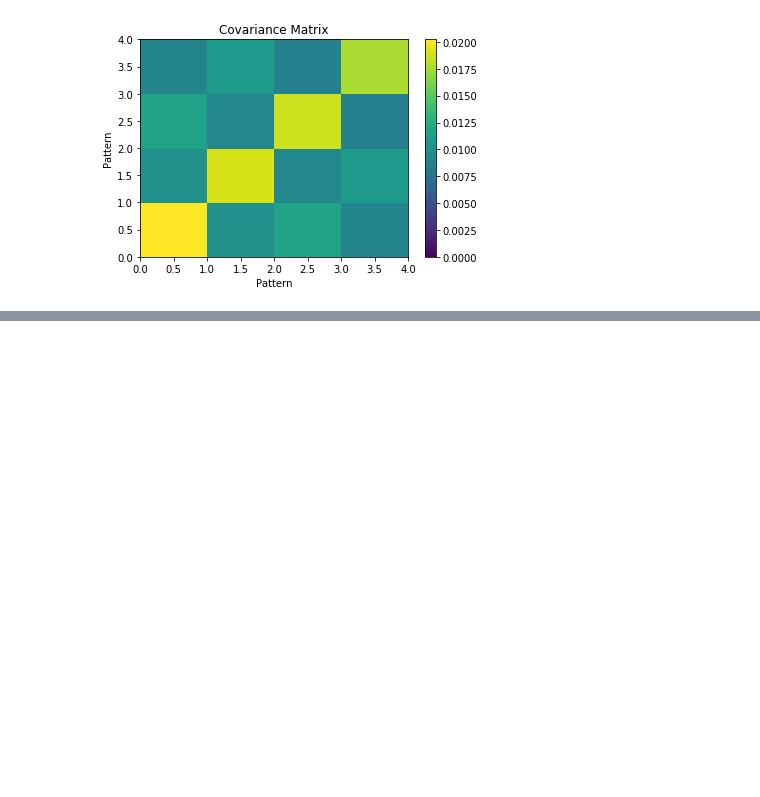
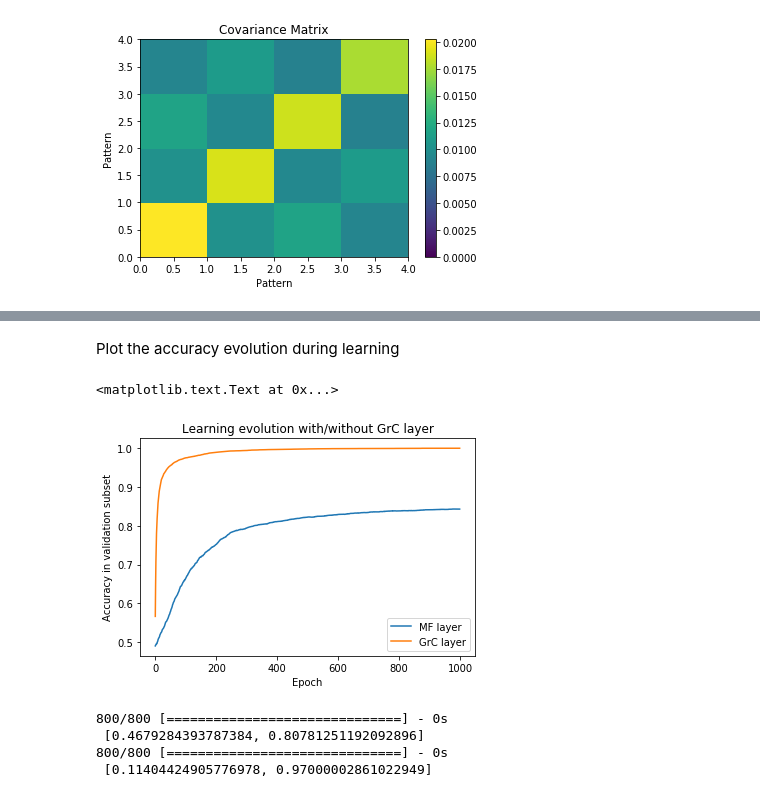
Before and after one commit to jgarridoalcazar/InhPlastVisualization, a Jupyter notebook: analysis/mfGrC/TopHit500EA/NoPlasticity4.ipynb, the cells around one changed output, grey strips where cells are left out. Saved outputs shown, nothing was run; the diff lists cells and outputs as text; code cells hidden in the pictures; blank space fills up the shorter version.

Commit message:
Perceptron learning in analysis scripts
- Jupyter scripts now include perceptron learning.

```diff
--- a/analysis/mfGrC/TopHit500EA/NoPlasticity4.ipynb
+++ b/analysis/mfGrC/TopHit500EA/NoPlasticity4.ipynb
@@ -908,0 +1014,9 @@ plt.title('Covariance Matrix')
+# %%
+import keras.models
+import keras.layers
+# load and prepare the dataset
+mf_model = keras.models.Sequential()
+mf_layer = keras.layers.Dense(simulation.pattern_generator.number_of_patterns, input_dim=stimulation_matrix.shape[1], activation='sigmoid')
+mf_model.add(mf_layer)
+mf_model.compile(loss='binary_crossentropy', optimizer='sgd', metrics=['accuracy'])
+mf_history = mf_model.fit(std_stimulation_matrix[validation,:], pattern_activation_matrix[validation,:], nb_epoch=1000, batch_size=stimulation_matrix.shape[0]/10)
@@ -908,0 +1043,9 @@ plt.title('Covariance Matrix')
+# %%
+import keras.models
+import keras.layers
+# load and prepare the dataset
+gc_model = keras.models.Sequential()
+gc_layer = keras.layers.Dense(simulation.pattern_generator.number_of_patterns, input_dim=grc_activity_matrix.shape[1], activation='sigmoid')
+gc_model.add(gc_layer)
+gc_model.compile(loss='binary_crossentropy', optimizer='sgd', metrics=['accuracy'])
+gc_history = gc_model.fit(std_grc_activity_matrix[validation,:], pattern_activation_matrix[validation,:], nb_epoch=1000, batch_size=grc_activity_matrix.shape[0]/10)
@@ -908,0 +1070,21 @@ plt.title('Covariance Matrix')
+# %% [markdown]
+Plot the accuracy evolution during learning
+# %%
+plt.figure()
+plt.plot(mf_history.history['acc'],label='MF layer')
+plt.plot(gc_history.history['acc'],label='GrC layer')
+plt.legend()
+plt.xlabel('Epoch')
+plt.ylabel('Accuracy in validation subset')
+plt.title('Learning evolution with/without GrC layer')
+# %% [output]
+<matplotlib.text.Text at 0x...>
+[figure, added]
+# %%
+print 'Test set prediction mf layer', mf_model.evaluate(std_stimulation_matrix[test,:], pattern_activation_matrix[test,:], batch_size=test_n_elements)
+print 'Test set prediction grc layer',gc_model.evaluate(std_grc_activity_matrix[test,:], pattern_activation_matrix[test,:], batch_size=test_n_elements)
+# %% [output]
+800/800 [==============================] - 0s
+ [0.4679284393787384, 0.80781251192092896]
+800/800 [==============================] - 0s
+ [0.11404424905776978, 0.97000002861022949]
```
Also changed, not shown: parts of 14 cells of this notebook, 1 other file.
